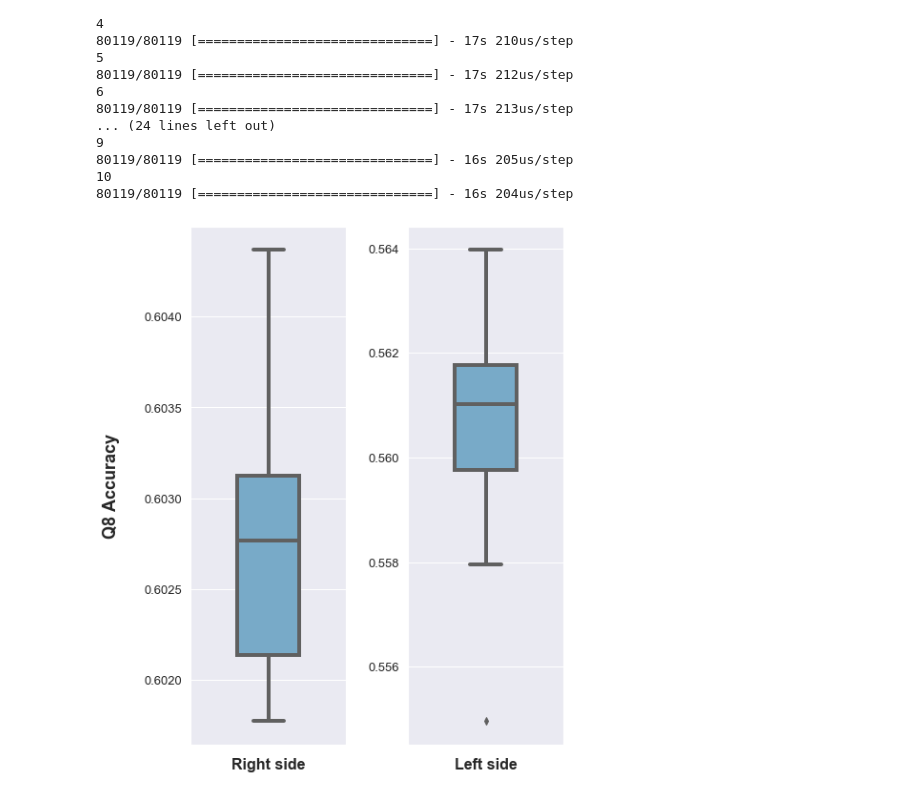
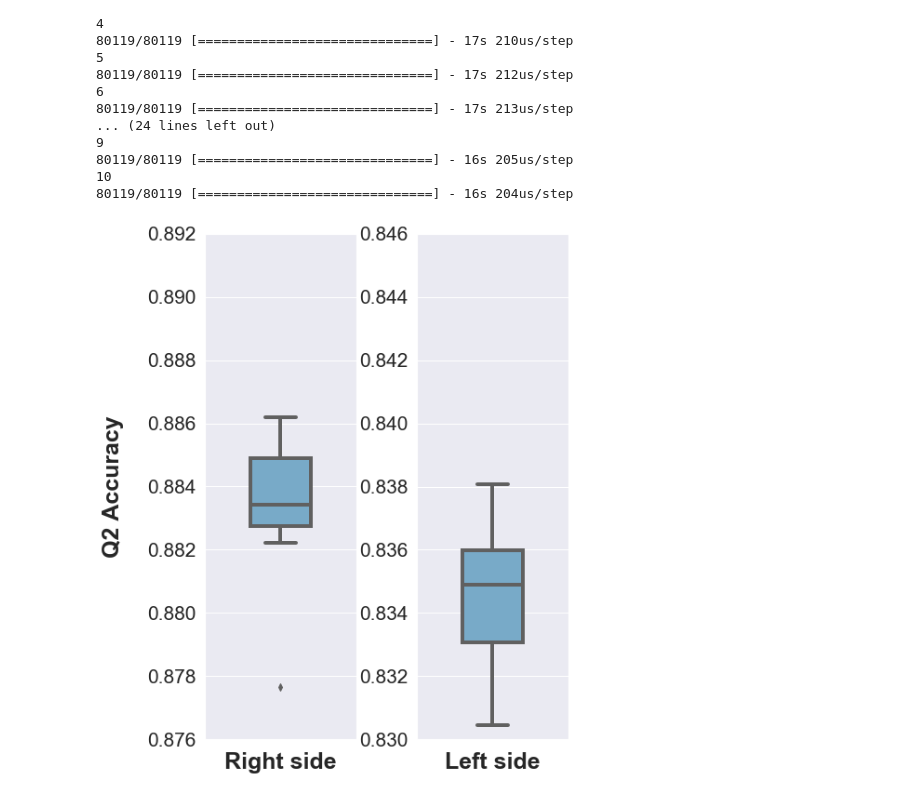
Before and after one commit to Ieremie/Protein-Secondary-Structure-Prediction, a Jupyter notebook: kfold/boxPlots.ipynb, the cells around one changed output. Cells and saved outputs as stored; diff of their text form; code cells hidden in the pictures.

```diff
--- a/kfold/boxPlots.ipynb
+++ b/kfold/boxPlots.ipynb
@@ -57,37 +57,48 @@ testP = get_test_accuracy(pssmT)
 # %%
 import seaborn as sns
 
 
 left = []
 right = []
 
 for i in range(1,11):
-    m1s = pickle.load( open( "right-sideQ8/model_scores_kfold" + str(i), "rb" ) )
+    m1s = pickle.load( open( "right-sideQ2/model_scores_kfold" + str(i), "rb" ) )
     left.append(m1s[1])
-    m2s = pickle.load( open( "left-sideQ8/model_scores_kfold" + str(i), "rb" ) )
+    m2s = pickle.load( open( "left-sideQ2/model_scores_kfold" + str(i), "rb" ) )
     right.append(m2s[1])
 
 fig = plt.figure()
 fig.set_size_inches(7,10)
 gs = gridspec.GridSpec(1, 2, wspace=0.4, width_ratios=[1,1])
 ax0 = fig.add_subplot(gs[0])
 ax1 = fig.add_subplot(gs[1])
 
-ax0.set_ylabel("Q8 Accuracy", fontsize=18, labelpad=25, weight='bold')
-ax0.set_xlabel("Right side",  fontsize=16, weight='bold')
-ax1.set_xlabel("Left side",  fontsize=16, weight='bold')
+ax0.set_ylabel("Q2 Accuracy", fontsize=25, labelpad=25, weight='bold')
+ax0.set_xlabel("Right side",  fontsize=25, weight='bold')
+ax1.set_xlabel("Left side",  fontsize=25, weight='bold')
 
-ax0.tick_params(labelsize=13)
-ax1.tick_params(labelsize=13)
+ax0.tick_params(labelsize=21)
+ax1.tick_params(labelsize=21)
 
 sns.set(style="darkgrid")
-sns.boxplot(y = left, orient="v",linewidth=4,palette="Blues", width=0.4, ax = ax0)
-sns.boxplot(y = right, orient="v",linewidth=4,palette="Blues", width=0.4, ax = ax1)
+axB1 = sns.boxplot(y = left, orient="v",linewidth=4,palette="Blues", width=0.4, ax = ax0)
+axB2 = sns.boxplot(y = right, orient="v",linewidth=4,palette="Blues", width=0.4, ax = ax1)
+
+#axB1.set(yticks=[0.600,0.602,0.604,0.606,0.608,0.610,0.612,0.614, 0.616])
+#axB2.set(yticks=[0.554,0.556,0.558,0.560,0.562,0.564,0.566,0.568,0.570])
+
+
+
+#axB1.set(yticks=[0.720,0.722,0.724,0.726,0.728,0.730,0.732,0.734,0.736])
+#axB2.set(yticks=[0.690,0.692,0.694,0.696,0.698,0.700,0.702,0.704,0.706])
+
+axB1.set(yticks=[0.876,0.878,0.880,0.882,0.884,0.886,0.888,0.890,0.892])
+axB2.set(yticks=[0.830,0.832,0.834,0.836,0.838,0.840,0.842,0.844,0.846])
 
 #sns.swarmplot(y = oneHotQ8, color="g", ax = ax0)
-plt.savefig("Q8-window9", bbox_inches = 'tight')
+plt.savefig("Q2-window9", bbox_inches = 'tight')
 # %% [output]
-[figure, old version]
+[figure, new version]
 # %%
 import seaborn as sns
 
```
Also changed, not shown: parts of 2 cells of this notebook, 29 other files.
